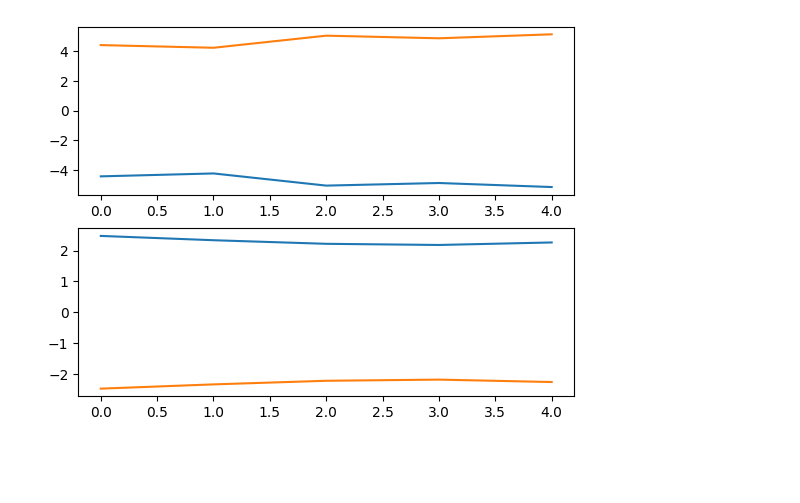
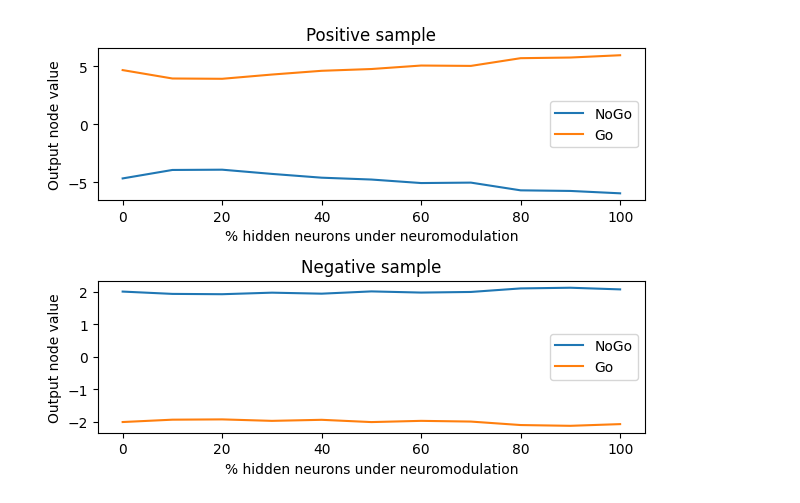
Before and after one commit to wtripp180901/BiologicalRNNs, a Jupyter notebook: NeuromodulationLeakyRNN.ipynb, the cells around one changed output. Drawn from its saved outputs; the diff is of its cells as text; code cells hidden in the pictures; blank space fills up the shorter version.

```diff
--- a/NeuromodulationLeakyRNN.ipynb
+++ b/NeuromodulationLeakyRNN.ipynb
@@ -168,7 +168,7 @@ rnns = []
 nmodsets = []
 
 perm = np.random.permutation(h_size)
-for h in range(0,h_size,4):
+for h in range(0,h_size+1,2):
     rnn = LeakyRNN(1,2,0.5,hidden_size=h_size)
     nmods = np.zeros((h_size,1))
     for i in range(h):
@@ -237,23 +249,38 @@ plt.legend()
 # %%
 sample_true = np.array([[0],[0],[0],[1],[1],[0],[0],[0],[0],[0],[0],[0],[0],[0],[0]])
 sample_false = np.zeros((15,1))
 ts_out_neg = []
 ts_out_pos = []
 fs_out_neg = []
 fs_out_pos = []
+
+pos_hs = []
+neg_hs = []
+
 for i, rnn in enumerate(rnns):
-    ts_out, _ = rnn.forward(sample_true,nmodsets[i])
-    fs_out, _ = rnn.forward(sample_false,nmodsets[i])
+    ts_out, pos_h = rnn.forward(sample_true,nmodsets[i])
+    fs_out, neg_h = rnn.forward(sample_false,nmodsets[i])
     ts_out_neg.append(ts_out[0])
     ts_out_pos.append(ts_out[1])
     fs_out_neg.append(fs_out[0])
     fs_out_pos.append(fs_out[1])
+    pos_hs.append(pos_h)
+    neg_hs.append(neg_h)
 
 fig, (ax1, ax2) = plt.subplots(2)
-ax1.plot(ts_out_neg)
-ax1.plot(ts_out_pos)
-ax2.plot(fs_out_neg)
-ax2.plot(fs_out_pos)
+ax1.plot(np.arange(len(rnns)) * 10,ts_out_neg,label="NoGo")
+ax1.plot(np.arange(len(rnns)) * 10,ts_out_pos,label="Go")
+ax2.plot(np.arange(len(rnns)) * 10,fs_out_neg,label="NoGo")
+ax2.plot(np.arange(len(rnns)) * 10,fs_out_pos,label="Go")
+ax1.set_title("Positive sample")
+ax2.set_title("Negative sample")
+ax1.set_xlabel("% hidden neurons under neuromodulation")
+ax2.set_xlabel("% hidden neurons under neuromodulation")
+ax1.set_ylabel("Output node value")
+ax2.set_ylabel("Output node value")
+ax1.legend()
+ax2.legend()
+plt.tight_layout()
 plt.show()
 # %% [output]
-[figure, old version]
+[figure, new version]
```
Also changed, not shown: parts of 14 cells of this notebook.
